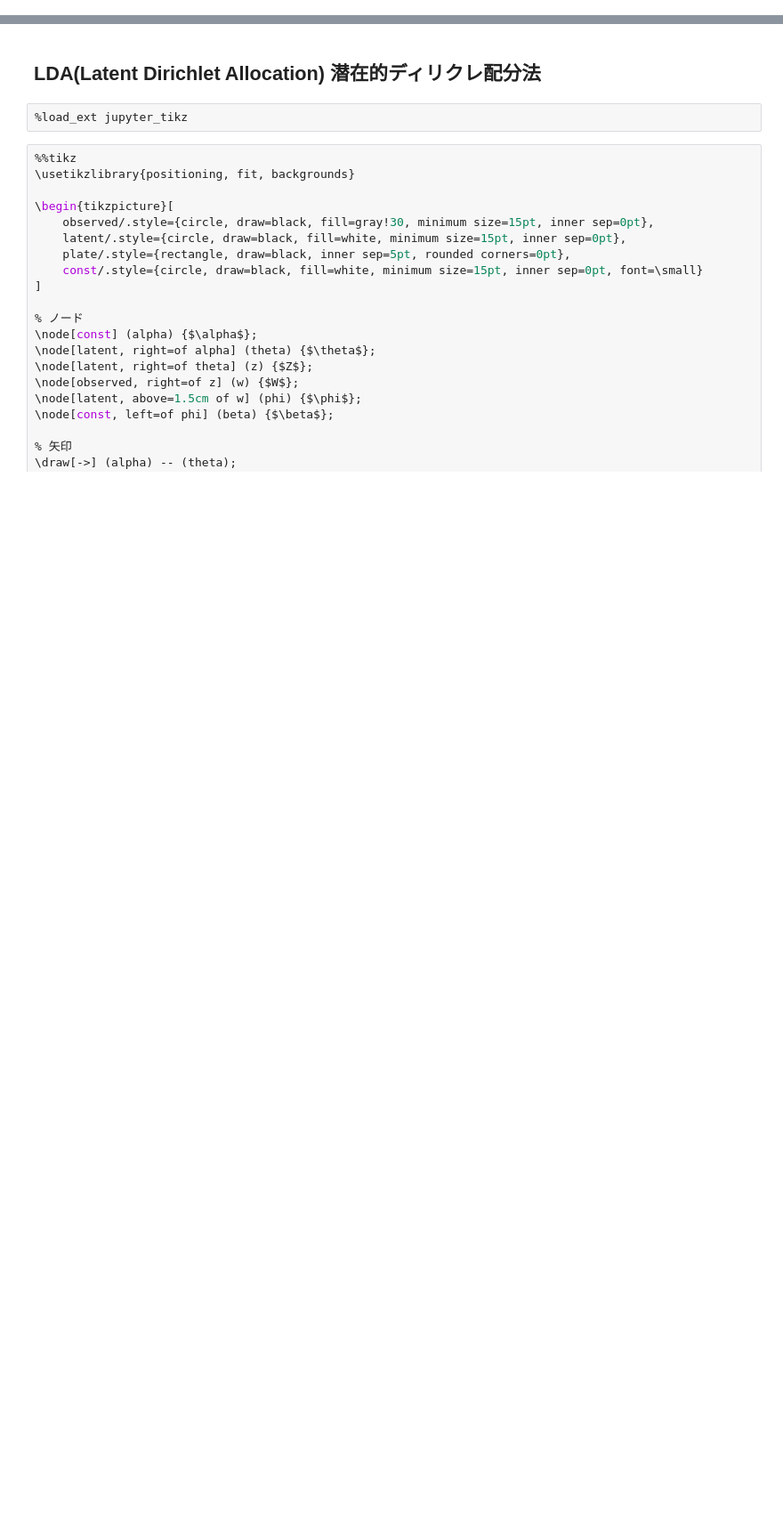
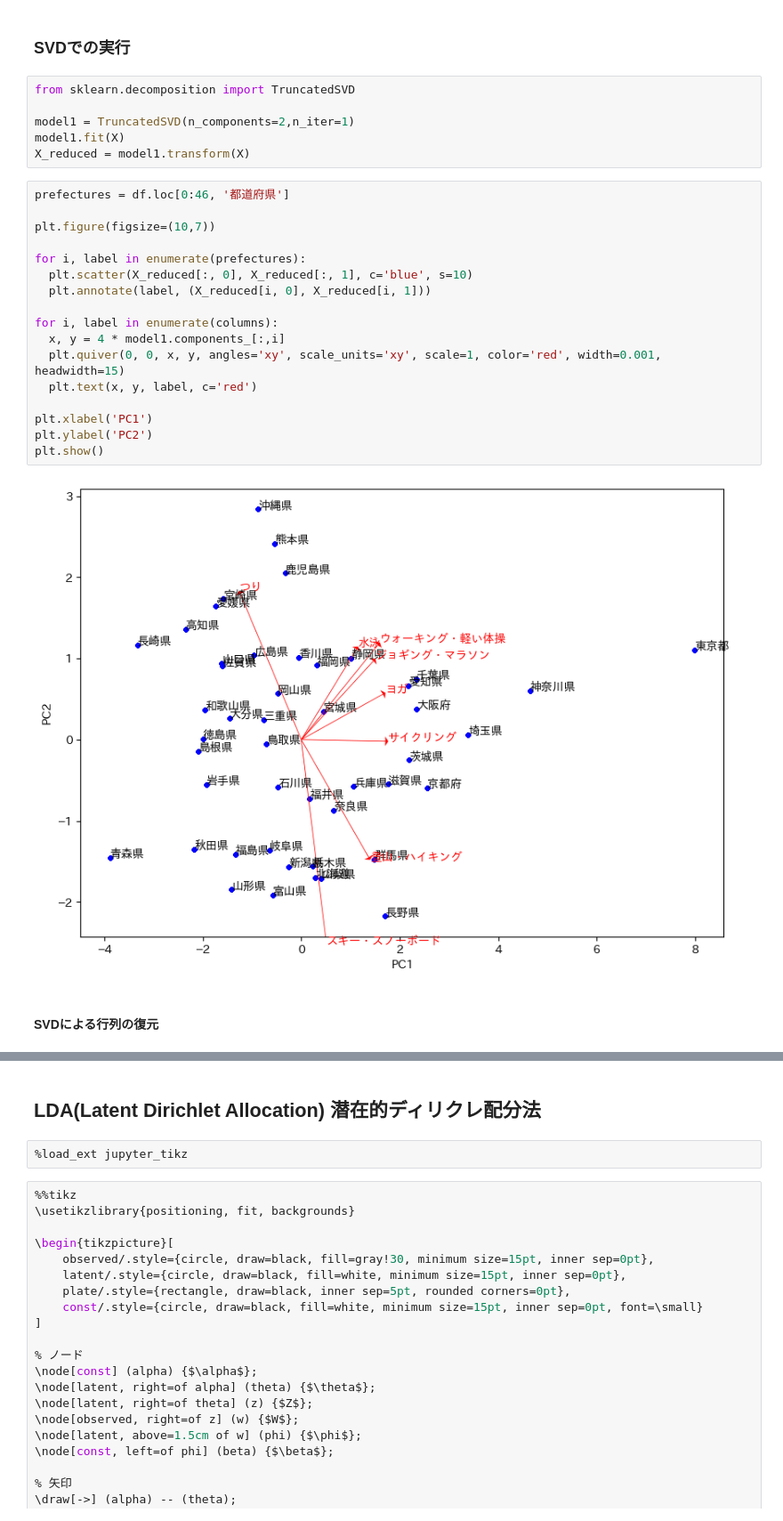
Before and after one commit to yamamoTo-spectatior/dstokuron_classworks, a Jupyter notebook: work/class10.ipynb, the cells around one changed output, grey strips where cells are left out. Shown at 89% size. Saved outputs shown, nothing was run; the diff lists cells and outputs as text; blank space fills up the shorter version.

```diff
--- a/work/class10.ipynb
+++ b/work/class10.ipynb
@@ -0,0 +152,29 @@
+# %% [markdown]
+### SVDでの実行
+# %%
+from sklearn.decomposition import TruncatedSVD
+
+model1 = TruncatedSVD(n_components=2,n_iter=1)
+model1.fit(X)
+X_reduced = model1.transform(X)
+# %%
+prefectures = df.loc[0:46, '都道府県']
+
+plt.figure(figsize=(10,7))
+
+for i, label in enumerate(prefectures):
+  plt.scatter(X_reduced[:, 0], X_reduced[:, 1], c='blue', s=10)
+  plt.annotate(label, (X_reduced[i, 0], X_reduced[i, 1]))
+
+for i, label in enumerate(columns):
+  x, y = 4 * model1.components_[:,i]
+  plt.quiver(0, 0, x, y, angles='xy', scale_units='xy', scale=1, color='red', width=0.001, headwidth=15)
+  plt.text(x, y, label, c='red')
+
+plt.xlabel('PC1')
+plt.ylabel('PC2')
+plt.show()
+# %% [output]
+[figure, added]
+# %% [markdown]
+#### SVDによる行列の復元
```
Also changed, not shown: parts of 23 cells of this notebook.
